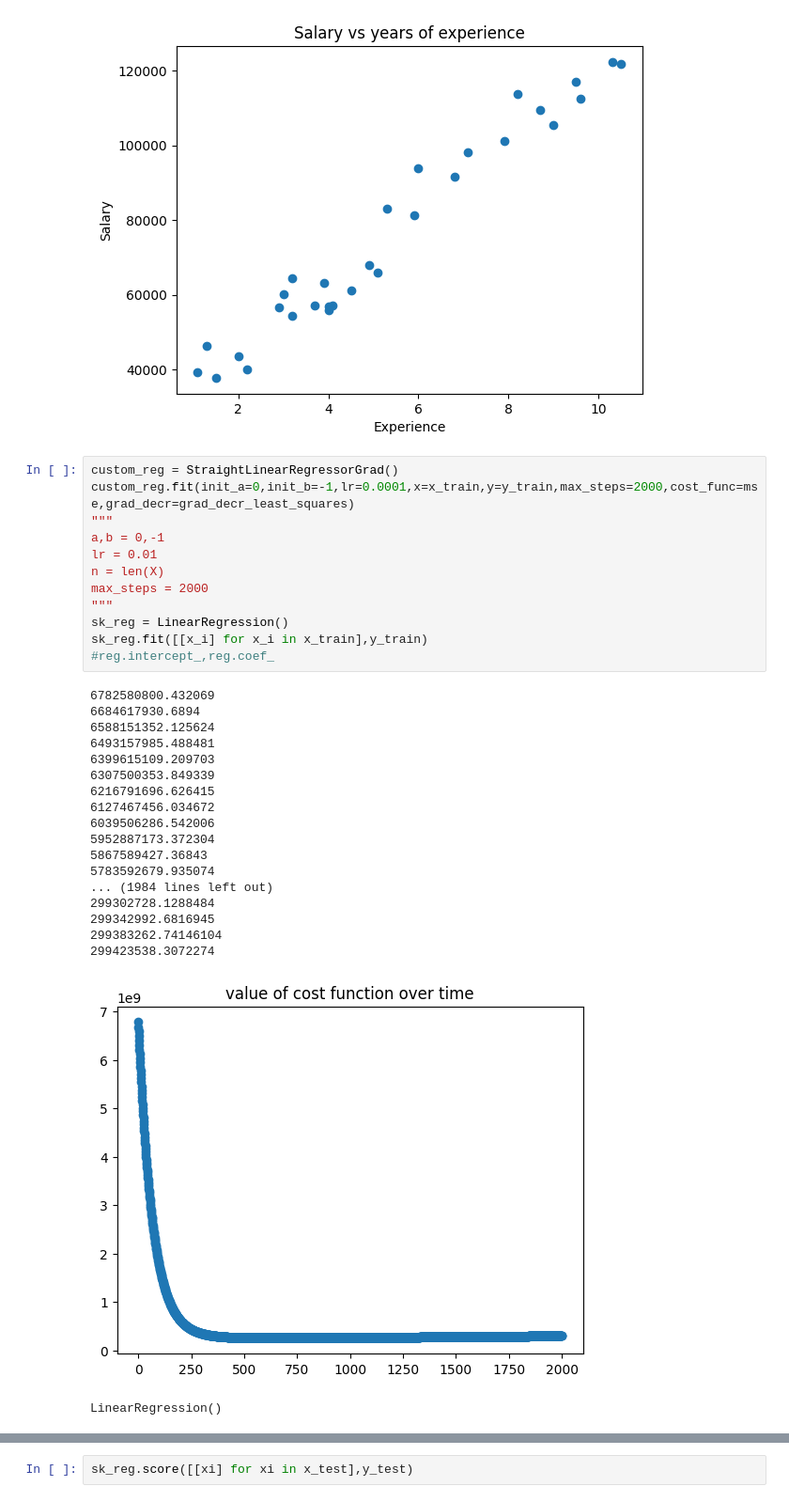
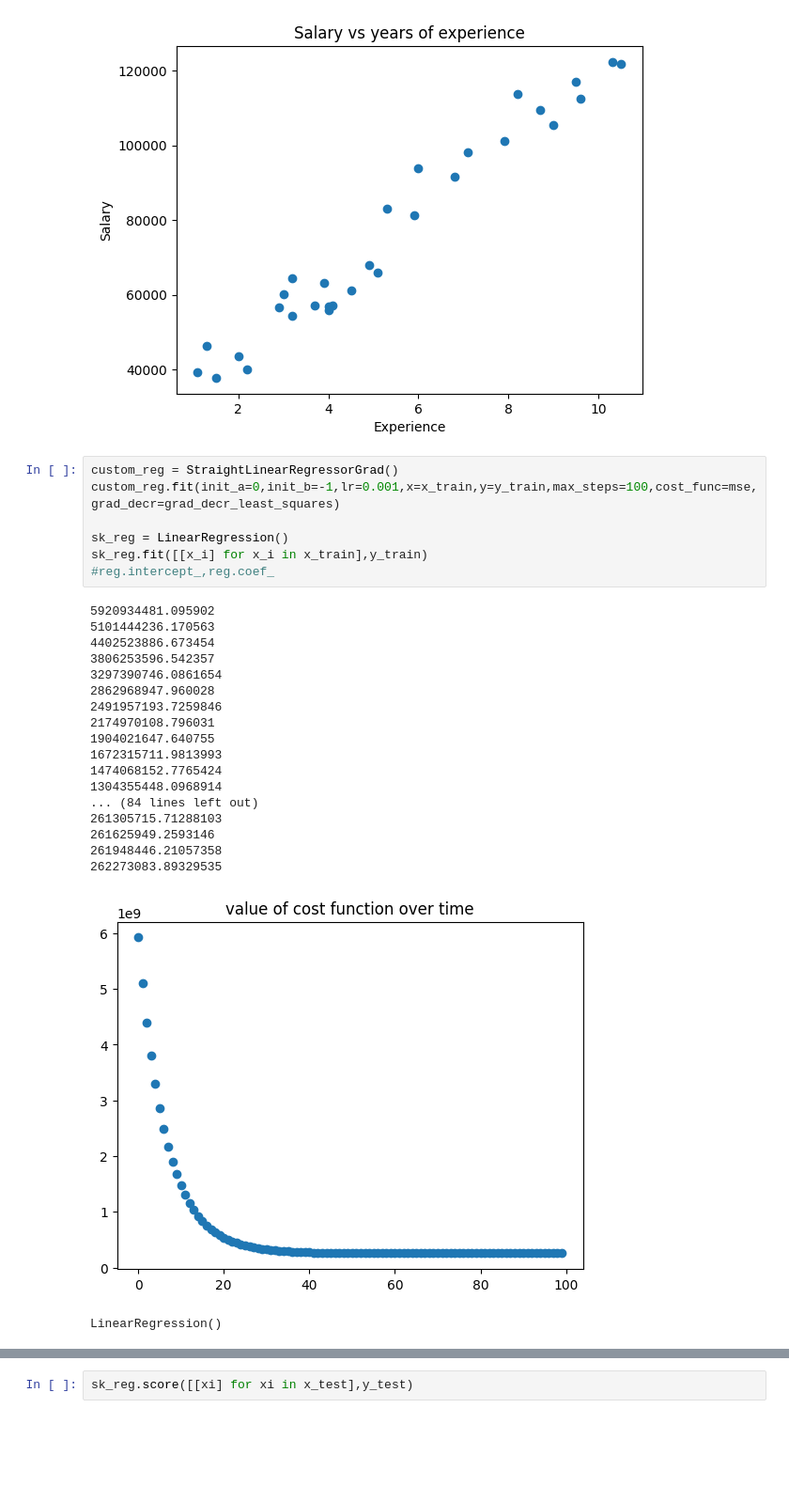
Before and after one commit to HiddenMachine3/AIML, a Jupyter notebook: linear_regression/linearRegressorUsingGradientDescent.ipynb, the cells around one changed output, grey strips where cells are left out. Shown at 94% size. Drawn from its saved outputs; the diff is of its cells as text; blank space fills up the shorter version.

```diff
--- a/linear_regression/linearRegressorUsingGradientDescent.ipynb
+++ b/linear_regression/linearRegressorUsingGradientDescent.ipynb
@@ -265,34 +265,29 @@ plot_data(salary_df["YearsExperience"],salary_df["Salary"],title="Salary vs year
 [figure]
 # %%
 custom_reg = StraightLinearRegressorGrad()
-custom_reg.fit(init_a=0,init_b=-1,lr=0.0001,x=x_train,y=y_train,max_steps=2000,cost_func=mse,grad_decr=grad_decr_least_squares)
-"""
-a,b = 0,-1
-lr = 0.01
-n = len(X)
-max_steps = 2000
-"""
+custom_reg.fit(init_a=0,init_b=-1,lr=0.001,x=x_train,y=y_train,max_steps=100,cost_func=mse,grad_decr=grad_decr_least_squares)
+
 sk_reg = LinearRegression()
 sk_reg.fit([[x_i] for x_i in x_train],y_train)
 #reg.intercept_,reg.coef_
 # %% [output]
-6782580800.432069
-6684617930.6894
-6588151352.125624
-6493157985.488481
-6399615109.209703
-6307500353.849339
-6216791696.626415
-6127467456.034672
-6039506286.542006
-5952887173.372304
-5867589427.36843
-5783592679.935074
-... (1984 lines left out)
-299302728.1288484
-299342992.6816945
-299383262.74146104
-299423538.3072274
+5920934481.095902
+5101444236.170563
+4402523886.673454
+3806253596.542357
+3297390746.0861654
+2862968947.960028
+2491957193.7259846
+2174970108.796031
+1904021647.640755
+1672315711.9813993
+1474068152.7765424
+1304355448.0968914
+... (84 lines left out)
+261305715.71288103
+261625949.2593146
+261948446.21057358
+262273083.89329535
-[figure, old version]
+[figure, new version]
 LinearRegression()
 # %%
```
Also changed, not shown: parts of 2 cells of this notebook.
